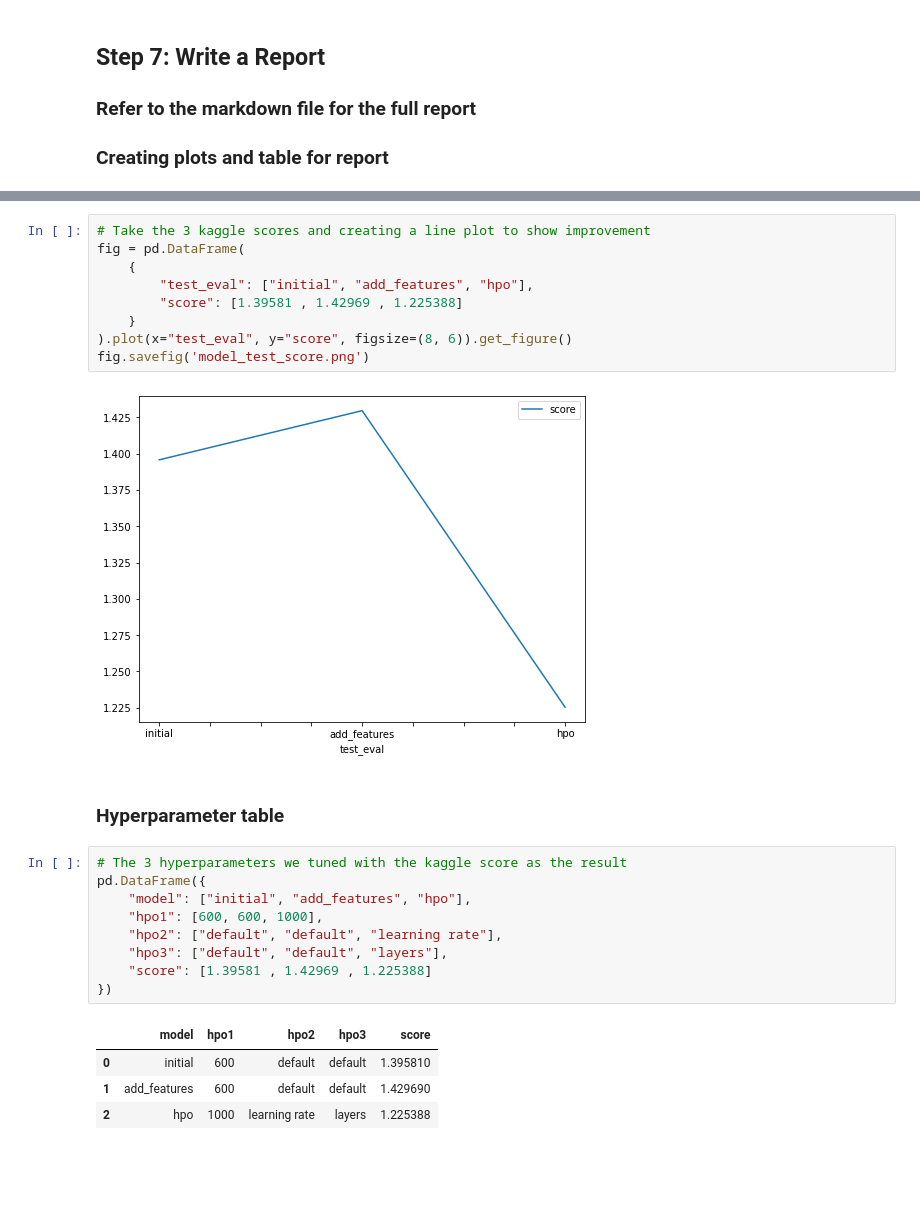
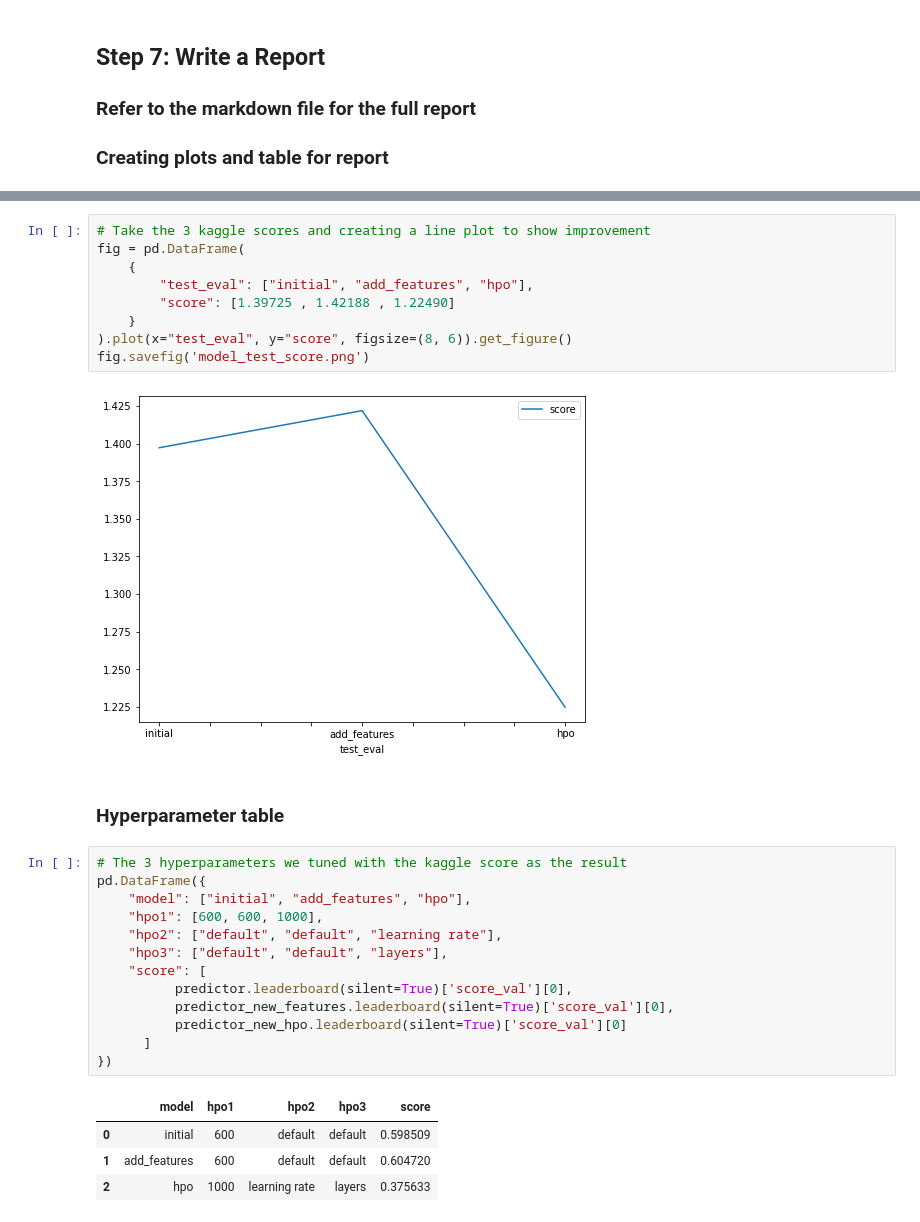
Before and after one commit to apolanco3225/Predict-Bike-Sharing-Demand-with-AutoGluon-Template-, a Jupyter notebook: project_template.ipynb, the cells around one changed output, grey strips where cells are left out. Saved outputs shown, nothing was run; the diff lists cells and outputs as text; blank space fills up the shorter version.

```diff
--- a/project_template.ipynb
+++ b/project_template.ipynb
@@ -706,14 +708,14 @@ fig.savefig('model_train_score.png')
 # %%
 # Take the 3 kaggle scores and creating a line plot to show improvement
 fig = pd.DataFrame(
     {
         "test_eval": ["initial", "add_features", "hpo"],
-        "score": [1.39581 , 1.42969 , 1.225388]
+        "score": [1.39725 , 1.42188 , 1.22490]
     }
 ).plot(x="test_eval", y="score", figsize=(8, 6)).get_figure()
 fig.savefig('model_test_score.png')
 # %% [output]
-[figure, old version]
+[figure, new version]
 # %% [markdown]
 ### Hyperparameter table
 # %%
@@ -723,10 +725,14 @@ pd.DataFrame({
     "hpo1": [600, 600, 1000],
     "hpo2": ["default", "default", "learning rate"],
     "hpo3": ["default", "default", "layers"],
-    "score": [1.39581 , 1.42969 , 1.225388]
+    "score": [
+          predictor.leaderboard(silent=True)['score_val'][0],
+          predictor_new_features.leaderboard(silent=True)['score_val'][0],
+          predictor_new_hpo.leaderboard(silent=True)['score_val'][0]
+      ]
 })
 # %% [output]
 |  | model | hpo1 | hpo2 | hpo3 | score |
-| 0 | initial | 600 | default | default | 1.395810 |
-| 1 | add_features | 600 | default | default | 1.429690 |
-| 2 | hpo | 1000 | learning rate | layers | 1.225388 |
+| 0 | initial | 600 | default | default | 0.598509 |
+| 1 | add_features | 600 | default | default | 0.604720 |
+| 2 | hpo | 1000 | learning rate | layers | 0.375633 |
```
Also changed, not shown: parts of 25 cells of this notebook, 1 other file.
